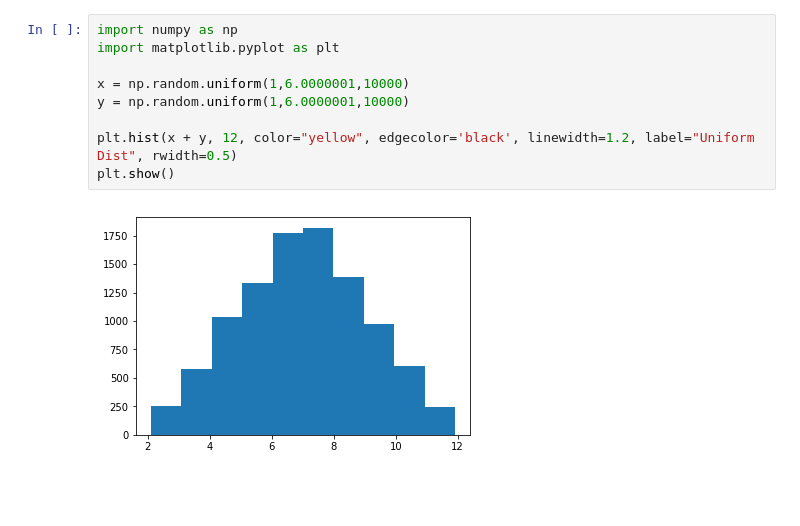
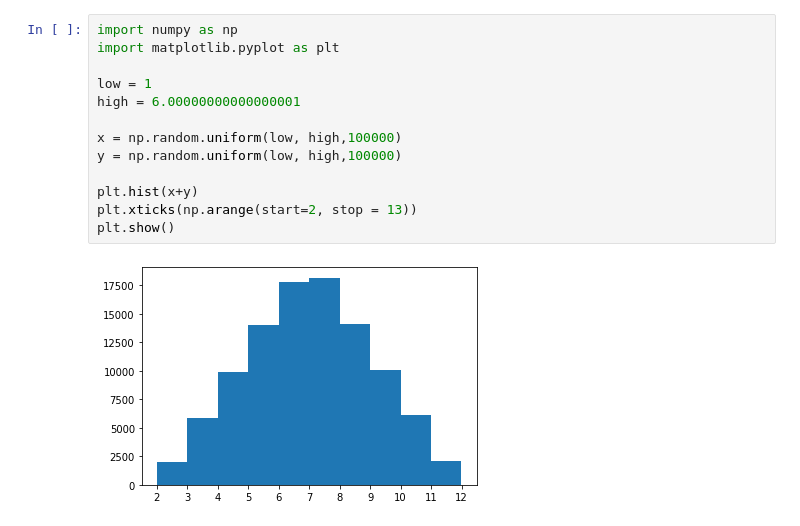
Before and after one commit to Clauric/GMIT_PfDA_Assessment, a Jupyter notebook: Numpy Assignment.ipynb, the cells around one changed output. Cells and saved outputs as stored; diff of their text form; blank space fills up the shorter version.

```diff
--- a/Numpy Assignment.ipynb
+++ b/Numpy Assignment.ipynb
@@ -45,11 +192,15 @@ plt.show()
 # %%
 import numpy as np
 import matplotlib.pyplot as plt
 
-x = np.random.uniform(1,6.0000001,10000)
-y = np.random.uniform(1,6.0000001,10000)
+low = 1
+high = 6.00000000000000001
 
-plt.hist(x + y, 12, color="yellow", edgecolor='black', linewidth=1.2, label="Uniform Dist", rwidth=0.5)
+x = np.random.uniform(low, high,100000)
+y = np.random.uniform(low, high,100000)
+
+plt.hist(x+y)
+plt.xticks(np.arange(start=2, stop = 13))
 plt.show()
 # %% [output]
-[figure, old version]
+[figure, new version]
```
Also changed, not shown: parts of 20 cells of this notebook.
